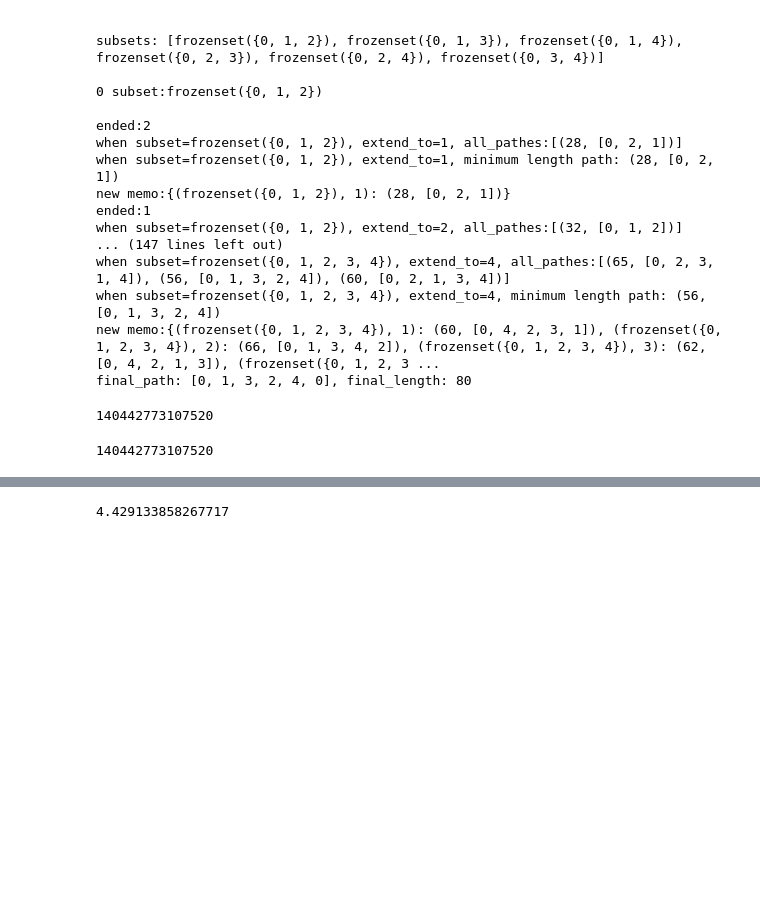
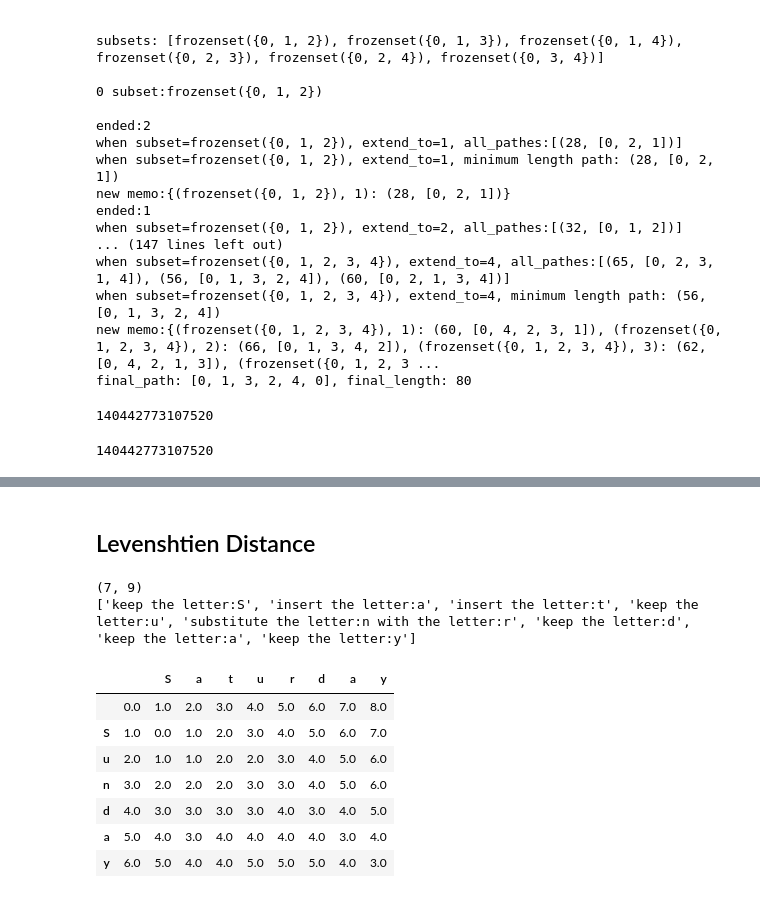
Before and after one commit to JEFFTIMES/pyprac, a Jupyter notebook: data-structure-and-algorithm/grokking-algorithms.ipynb, the cells around one changed output, grey strips where cells are left out. Saved outputs shown, nothing was run; the diff lists cells and outputs as text; code cells hidden in the pictures; blank space fills up the shorter version.

Commit message:
levenshtien distance

```diff
--- a/data-structure-and-algorithm/grokking-algorithms.ipynb
+++ b/data-structure-and-algorithm/grokking-algorithms.ipynb
@@ -1791,3 +1767,72 @@ SyntaxError: invalid syntax (3983785450.py, line 1)
+# %% [markdown]
+## Levenshtien Distance
 # %%
+import numpy as np
+import pandas as pd
+s2 = 'Saturday'
+s1 = 'Sunday'
+r = len(s1)   # take the s1 as the row of the matrix
+c = len(s2)   # take the s2 as the col of the matrix
+D = np.zeros((r+1,c+1))  # create the matrix with one more row and one more col to save the initiating values
+D[0,:] = list(range(c+1))
+D[:,0] = list(range(r+1))
+
+# start the compare between the letters of each word
+# from the first letter of the row word to each of the letters from the another one.
+# if the s1[row]=s2[col], let the D[row][col] = D[row-1][col-1]
+# otherwise, D[row][col] = np.min ([
+#                               D[row-1][col] +1,   # a deletion
+#                               D[row][col-1] +1,   # a insertion
+#                               D[row-1][col-1] +1  # a substitution
+#                              ])
+for row in range(1, r+1):
+  for col in range(1, c+1):
+    if s1[row-1] == s2[col-1]:
+      D[row,col] = D[row-1,col-1]
+    else:
+
+      D[row,col] = np.min([ D[row-1,col]+1, D[row,col-1]+1, D[row-1,col-1]+1 ])
+
+print(D.shape)
+
+# check what modifications happend on the word to transform it to the target.
+def modifications(distances, word, target):
+  r, c = distances.shape
+  length_word = len(word)
+  length_target = len(target)
+  operations = dict()
+  actions = []
+  if r != length_word+1 or c != length_target+1:
+    raise ValueError('length of word or target must be equal to the length-1 of row or column of the distances.')
+  col = c-1
+  row = r-1
+  for step in range(max(length_word,length_target)):
+    operations = dict()
+    operations[distances[row-1, col]] = (f'delete the letter:{word[row-1]}', (row-1, col))
+    operations[distances[row, col-1]] = (f'insert the letter:{target[col-1]}', (row, col-1))
+    if word[row-1] == target[col-1]:
+      operations[distances[row-1, col-1]] = (f'keep the letter:{word[row-1]}', (row-1, col-1))
+    else:
+      operations[distances[row-1, col-1]] = (f'substitute the letter:{word[row-1]} with the letter:{target[col-1]}', (row-1, col-1))
+    action = min(operations.keys())
+    actions += [operations[action][0]]
+    row, col = operations[action][1]
+  return actions
+
+
+actions = modifications(D, s1, s2)
+print(actions[::-1])
 # %% [output]
-4.429133858267717
+(7, 9)
+['keep the letter:S', 'insert the letter:a', 'insert the letter:t', 'keep the letter:u', 'substitute the letter:n with the letter:r', 'keep the letter:d', 'keep the letter:a', 'keep the letter:y']
+# %%
+pd.DataFrame(D,index=list(' '+s1), columns=list(' '+s2))
+# %% [output]
+|  |  | S | a | t | u | r | d | a | y |
+|  | 0.0 | 1.0 | 2.0 | 3.0 | 4.0 | 5.0 | 6.0 | 7.0 | 8.0 |
+| S | 1.0 | 0.0 | 1.0 | 2.0 | 3.0 | 4.0 | 5.0 | 6.0 | 7.0 |
+| u | 2.0 | 1.0 | 1.0 | 2.0 | 2.0 | 3.0 | 4.0 | 5.0 | 6.0 |
+| n | 3.0 | 2.0 | 2.0 | 2.0 | 3.0 | 3.0 | 4.0 | 5.0 | 6.0 |
+| d | 4.0 | 3.0 | 3.0 | 3.0 | 3.0 | 4.0 | 3.0 | 4.0 | 5.0 |
+| a | 5.0 | 4.0 | 3.0 | 4.0 | 4.0 | 4.0 | 4.0 | 3.0 | 4.0 |
+| y | 6.0 | 5.0 | 4.0 | 4.0 | 5.0 | 5.0 | 5.0 | 4.0 | 3.0 |
```
Also changed, not shown: parts of 3 cells of this notebook, 2 other files.
